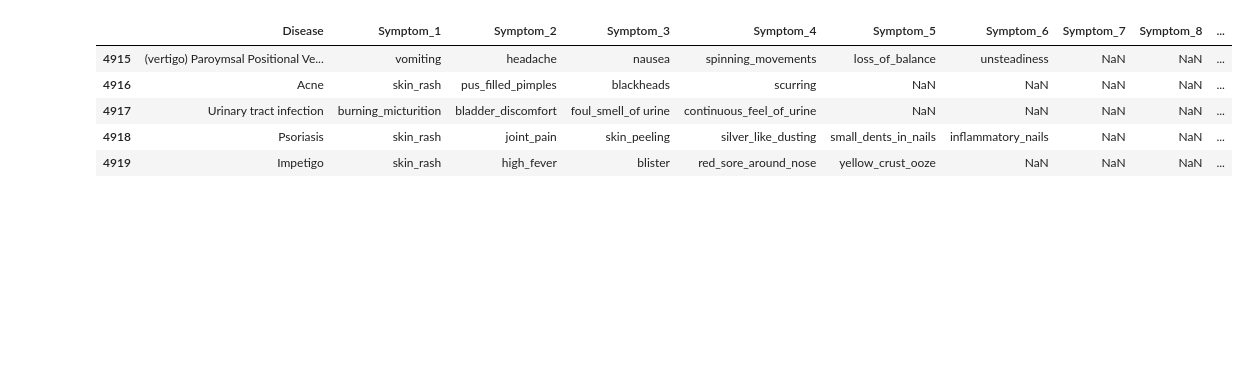
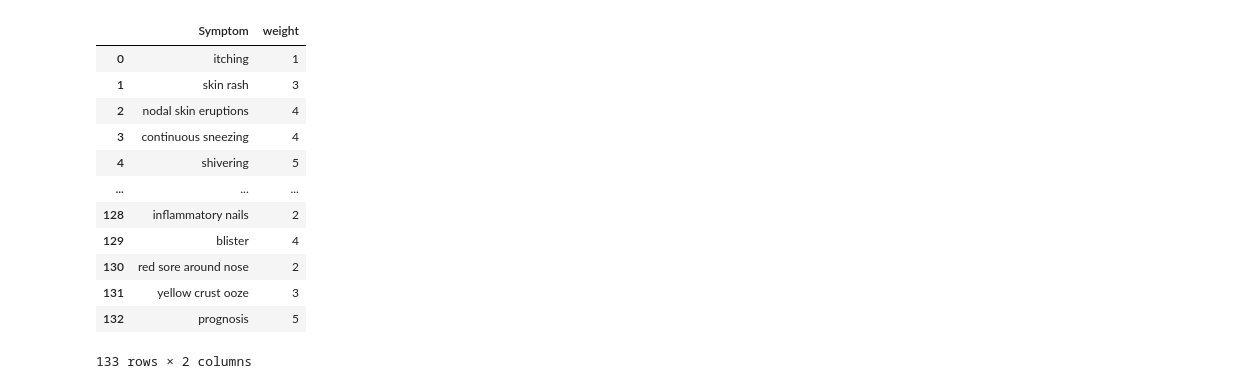
Before and after one commit to VictorMwachi/Dr-Bot, a Jupyter notebook: dr_bot.ipynb, the cells around one changed output. Cells and saved outputs as stored; diff of their text form; code cells hidden in the pictures; blank space fills up the shorter version.

```diff
--- a/dr_bot.ipynb
+++ b/dr_bot.ipynb
@@ -13,0 +89,5 @@ df.head()
+# %%
+## import data
+
+df_severity = pd.read_csv('drive/MyDrive/dr_bot/Symptom-severity.csv')
+df_severity
@@ -14,10 +108,19 @@ df.head()
 # %%
-df.tail()
+df_severity['Symptom']=df_severity['Symptom'].str.replace('_',' ')
+df_severity['Symptom']=df_severity['Symptom'].str.strip()
+df_severity
 # %% [output]
-|  | Disease | Symptom_1 | Symptom_2 | Symptom_3 | Symptom_4 | Symptom_5 | Symptom_6 | Symptom_7 | Symptom_8 | ... |
-| 4915 | (vertigo) Paroymsal Positional Ve... | vomiting | headache | nausea | spinning_movements | loss_of_balance | unsteadiness | NaN | NaN | ... |
-| 4916 | Acne | skin_rash | pus_filled_pimples | blackheads | scurring | NaN | NaN | NaN | NaN | ... |
-| 4917 | Urinary tract infection | burning_micturition | bladder_discomfort | foul_smell_of urine | continuous_feel_of_urine | NaN | NaN | NaN | NaN | ... |
-| 4918 | Psoriasis | skin_rash | joint_pain | skin_peeling | silver_like_dusting | small_dents_in_nails | inflammatory_nails | NaN | NaN | ... |
-| 4919 | Impetigo | skin_rash | high_fever | blister | red_sore_around_nose | yellow_crust_ooze | NaN | NaN | NaN | ... |
+|  | Symptom | weight |
+| 0 | itching | 1 |
+| 1 | skin rash | 3 |
+| 2 | nodal skin eruptions | 4 |
+| 3 | continuous sneezing | 4 |
+| 4 | shivering | 5 |
+| ... | ... | ... |
+| 128 | inflammatory nails | 2 |
+| 129 | blister | 4 |
+| 130 | red sore around nose | 2 |
+| 131 | yellow crust ooze | 3 |
+| 132 | prognosis | 5 |
+133 rows × 2 columns
 # %%
```
Also changed, not shown: parts of 37 cells of this notebook, 5 other files.
